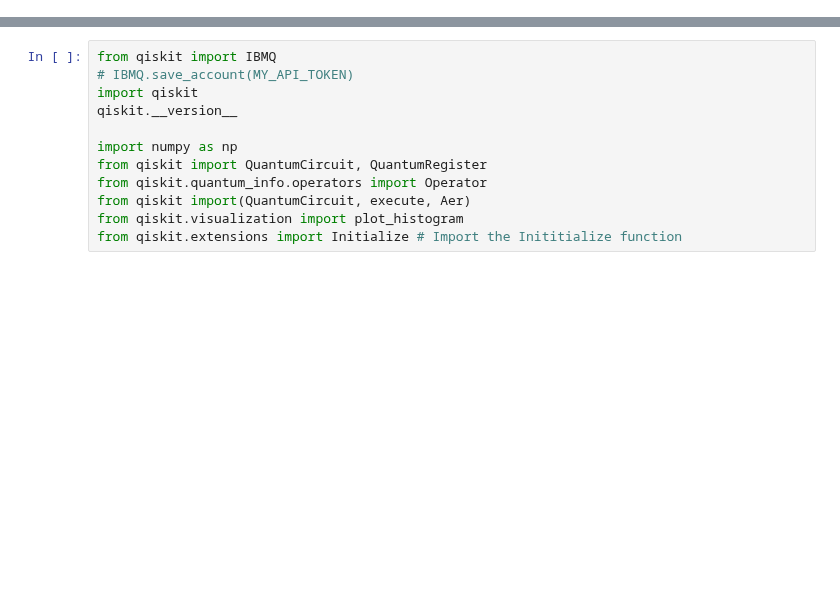
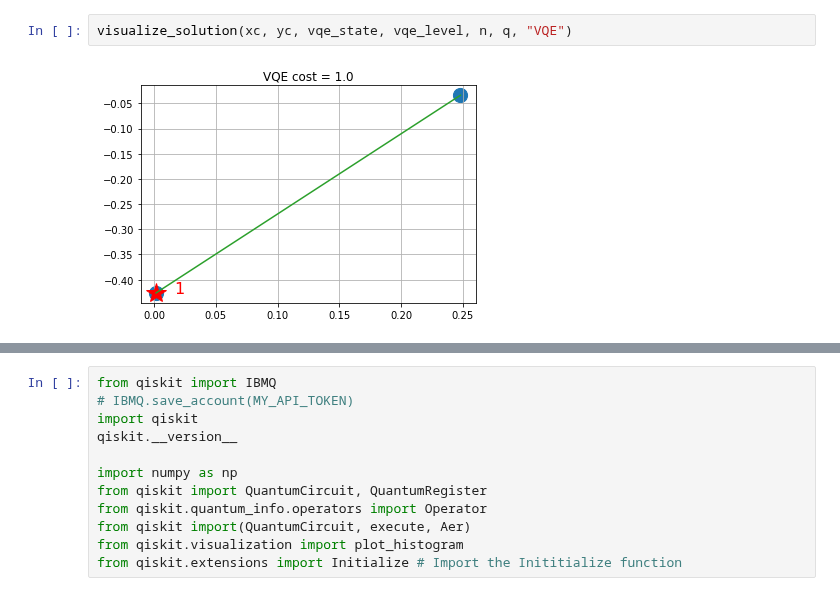
Before and after one commit to osbama/Quantum-Computing-101, a Jupyter notebook: docsrc/source/courses/PHYS437/Hands-On/hands-on-8/hands-on-8-book.ipynb, the cells around one changed output, grey strips where cells are left out. Cells and saved outputs as stored; diff of their text form; blank space fills up the shorter version.

```diff
--- a/docsrc/source/courses/PHYS437/Hands-On/hands-on-8/hands-on-8-book.ipynb
+++ b/docsrc/source/courses/PHYS437/Hands-On/hands-on-8/hands-on-8-book.ipynb
@@ -0,0 +485,4 @@
+# %%
+visualize_solution(xc, yc, vqe_state, vqe_level, n, q, "VQE")
+# %% [output]
+[figure, added]
```
Also changed, not shown: parts of 27 cells of this notebook.
